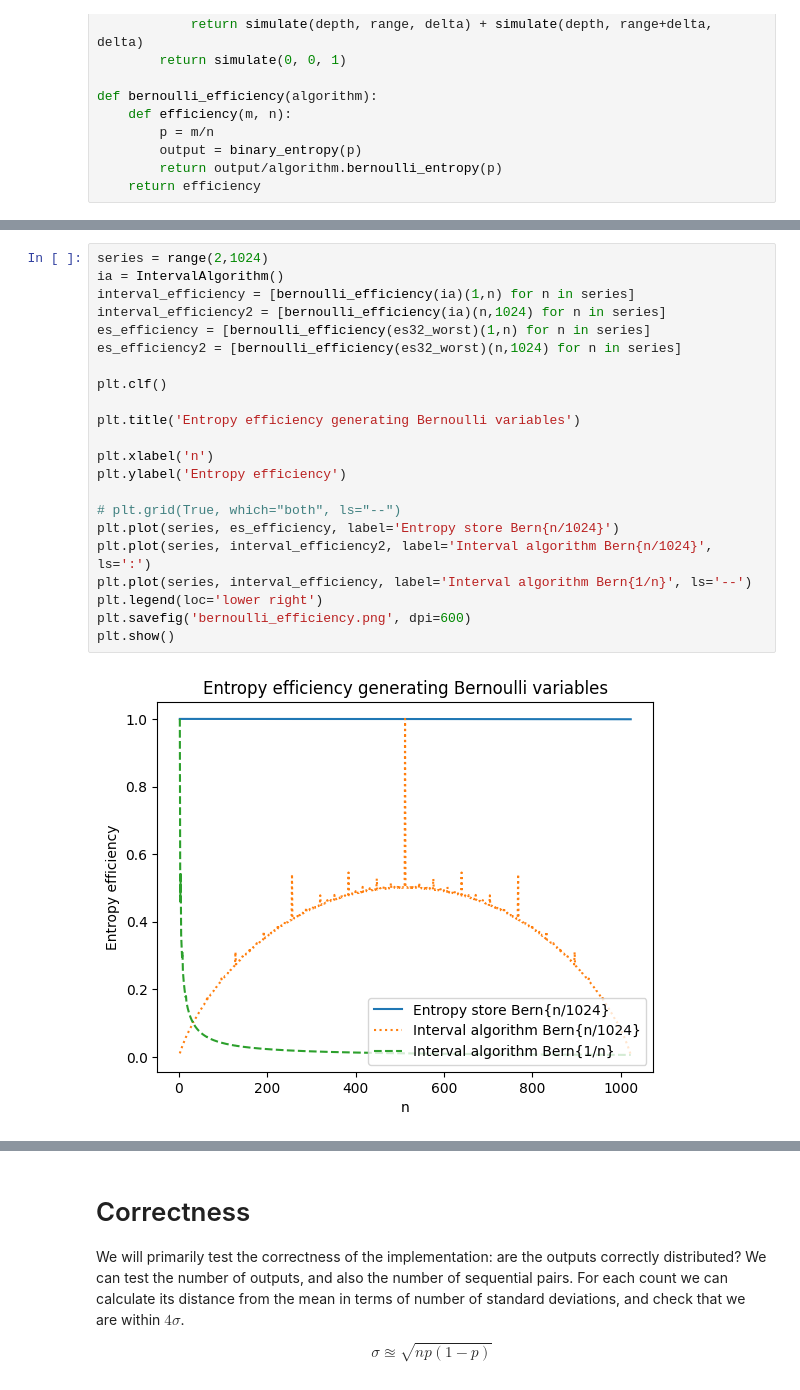
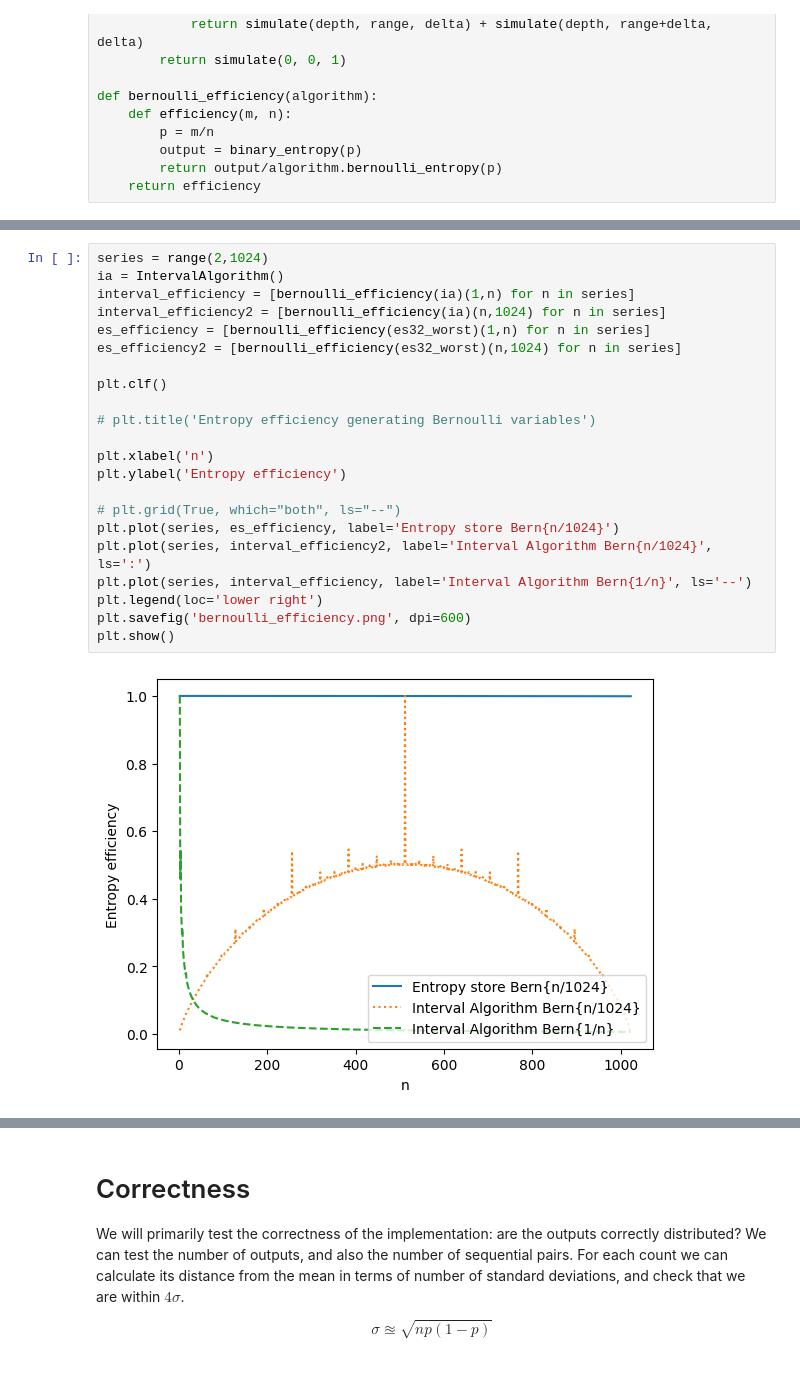
Before and after one commit to calum74/entropy, a Jupyter notebook: paper/reference.ipynb, the cells around one changed output, grey strips where cells are left out. Cells and saved outputs as stored; diff of their text form.

```diff
--- a/paper/reference.ipynb
+++ b/paper/reference.ipynb
@@ -297,27 +297,27 @@ plt.show()
 # %%
 series = range(2,1024)
 ia = IntervalAlgorithm()
 interval_efficiency = [bernoulli_efficiency(ia)(1,n) for n in series]
 interval_efficiency2 = [bernoulli_efficiency(ia)(n,1024) for n in series]
 es_efficiency = [bernoulli_efficiency(es32_worst)(1,n) for n in series]
 es_efficiency2 = [bernoulli_efficiency(es32_worst)(n,1024) for n in series]
 
 plt.clf()
 
-plt.title('Entropy efficiency generating Bernoulli variables')
+# plt.title('Entropy efficiency generating Bernoulli variables')
 
 plt.xlabel('n')
 plt.ylabel('Entropy efficiency')
 
 # plt.grid(True, which="both", ls="--")
 plt.plot(series, es_efficiency, label='Entropy store Bern{n/1024}')
-plt.plot(series, interval_efficiency2, label='Interval algorithm Bern{n/1024}', ls=':')
-plt.plot(series, interval_efficiency, label='Interval algorithm Bern{1/n}', ls='--')
+plt.plot(series, interval_efficiency2, label='Interval Algorithm Bern{n/1024}', ls=':')
+plt.plot(series, interval_efficiency, label='Interval Algorithm Bern{1/n}', ls='--')
 plt.legend(loc='lower right')
 plt.savefig('bernoulli_efficiency.png', dpi=600)
 plt.show()
 # %% [output]
-[figure, old version]
+[figure, new version]
 # %%
 series = range(3,1001)
 es_output_rate = [1/es32_worst.bernoulli_entropy(1/n) for n in series]
```
Also changed, not shown: parts of 8 cells of this notebook, 5 other files.
